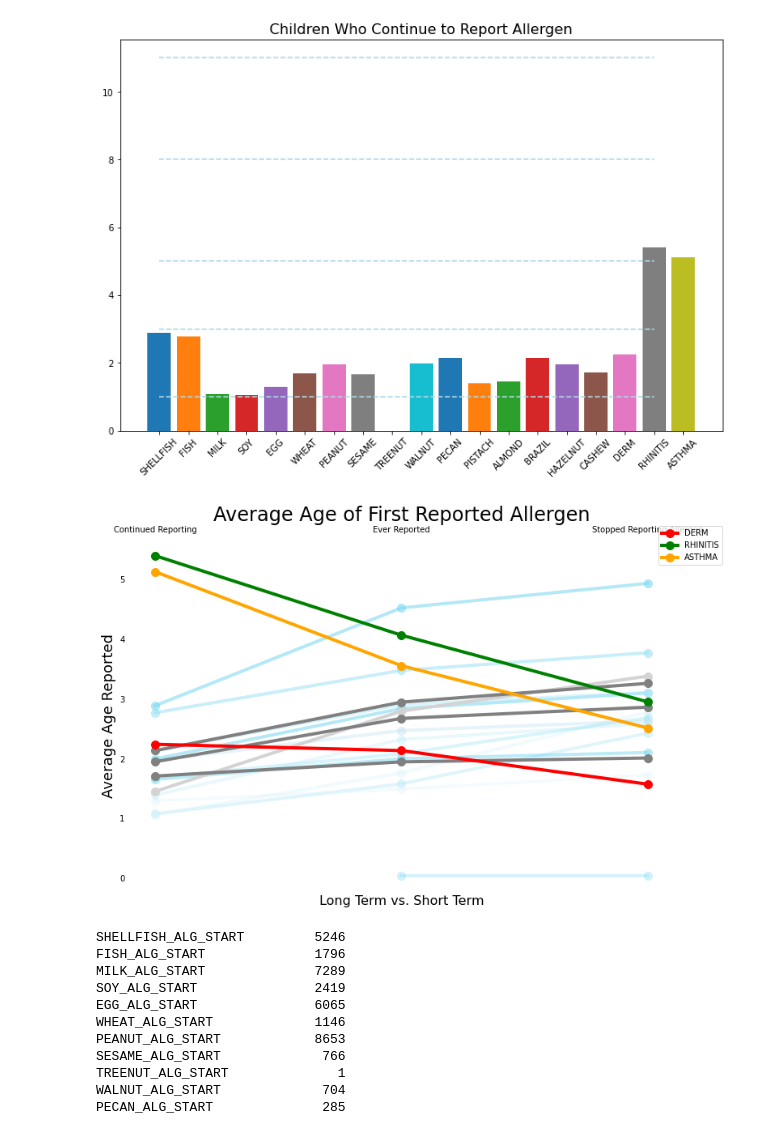
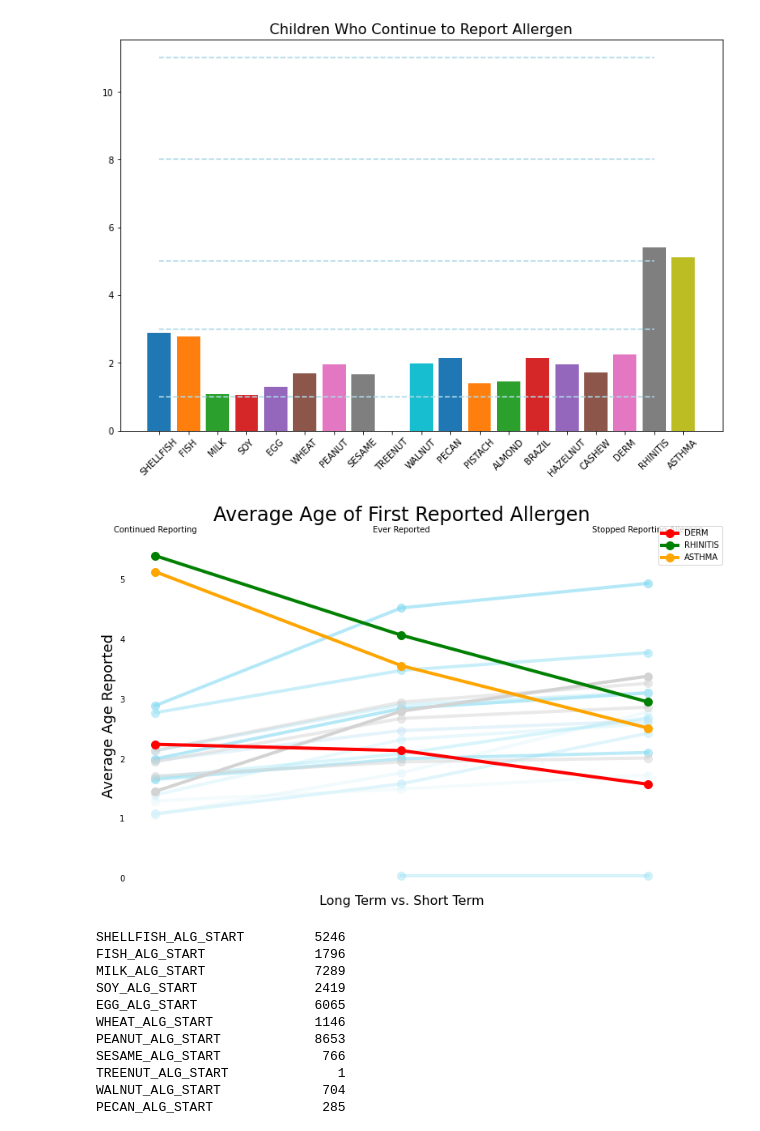
Before and after one commit to CharlesPizza/ChildhoodAllergies, a Jupyter notebook: Exploration.ipynb, the cells around one changed output. Saved outputs shown, nothing was run; the diff lists cells and outputs as text; code cells hidden in the pictures.

Commit message:
Scatter Plots

```diff
--- a/Exploration.ipynb
+++ b/Exploration.ipynb
@@ -241,27 +241,27 @@ axs.tick_params(axis='x', labelrotation=45)
 # %%
 # _ = df[df[l[0]].notnull()][df[l_end[0]].isnull()]
 # _['AGE_START_YEARS'].mean()
-cmap = ['#7AD7F090', '#92DFF380', '#B7E9F770', '#DBF3FA60','#DBF3FA50', '#80DFF350', '#BBDFF360', '#7AD7F080','#7AD7F050', '#7AD7F090', '#B7E9F780', '#B7E9F750','lightgrey', 'grey', 'grey', 'grey','Red', 'Green', 'Orange']
+cmap = ['#7AD7F090', '#92DFF380', '#B7E9F770', '#DBF3FA60','#DBF3FA50', '#80DFF350', '#BBDFF360', '#7AD7F080','#7AD7F050', '#7AD7F090', '#B7E9F780', '#B7E9F750','#D3D3D3', '#D3D3D380', '#D3D3D380', '#D3D3D380','Red', 'Green', 'Orange']
 alpha = [.5,.5,.5,.5,.5,.5,.5,.5,.5,.5,.5,.5,.5,.5,.5,.5,1,1]
 fig, ax = plt.subplots(1, 1, figsize=(12,8))
 ax.plot(['Continued Reporting', 'Ever Reported', 'Stopped Reporting Allergen'], [l1, l2, l3], linewidth='4',marker='.', markersize='20')
 plt.box(False)
 plt.ylabel('Average Age Reported', fontsize=18)
 plt.tick_params(left=False, bottom=False)
 for idx,line in enumerate(ax.lines):
     line.set_color(cmap[idx])
     if idx < 16:
         line.set_label('')
     else:
         line.set_label(allergen[idx])
 plt.legend(bbox_to_anchor=(1.1, 1.05))
 plt.tick_params(axis='both', labelsize=10, labelbottom = False, bottom=False, top = False, labeltop=True)
 plt.title('Average Age of First Reported Allergen', fontsize=24)
 plt.xlabel('Long Term vs. Short Term', fontsize=16)
 plt.show()
 fig.savefig('Images/line.png')
 # %% [output]
-[figure, old version]
+[figure, new version]
 # %%
 mask = df[l].notnull().T.any()
 df[mask][l].count()
```
Also changed, not shown: parts of 13 cells of this notebook.
